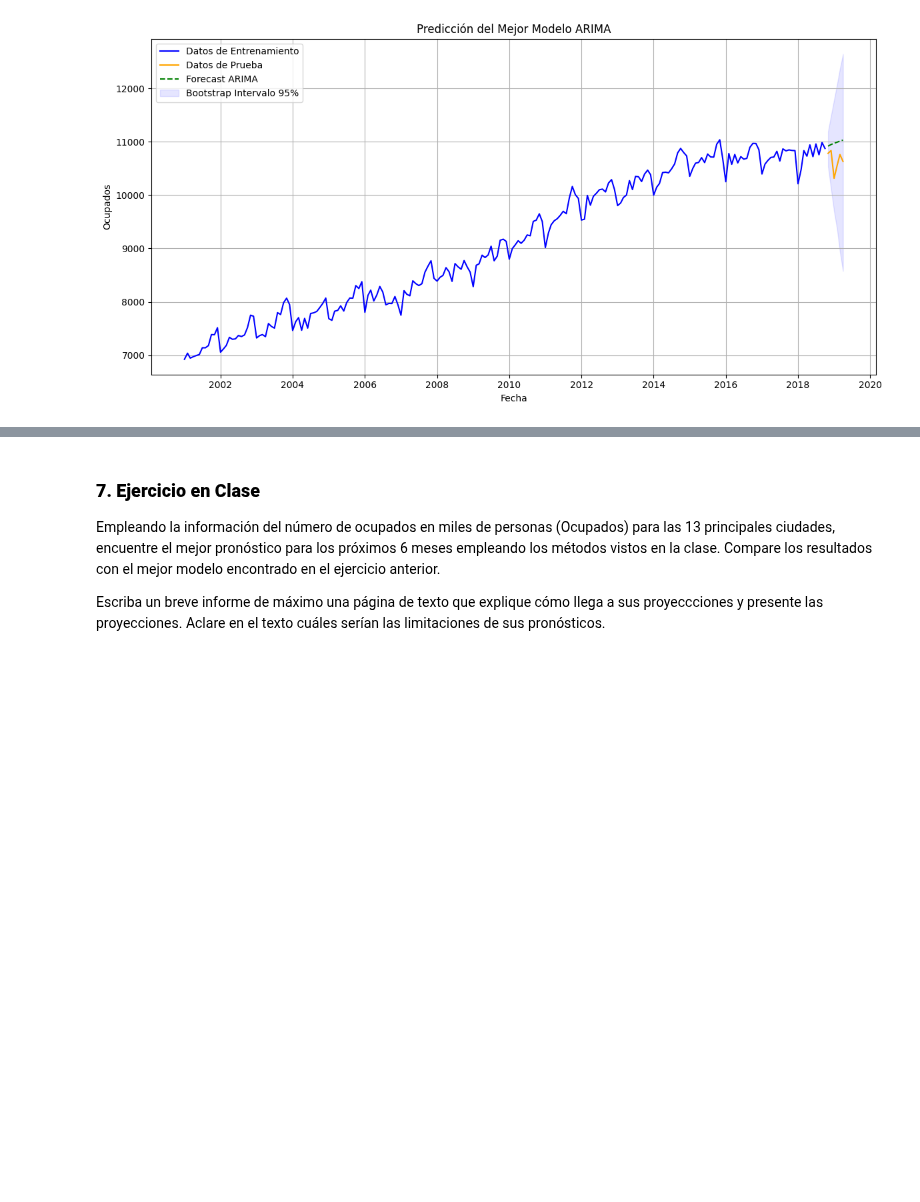
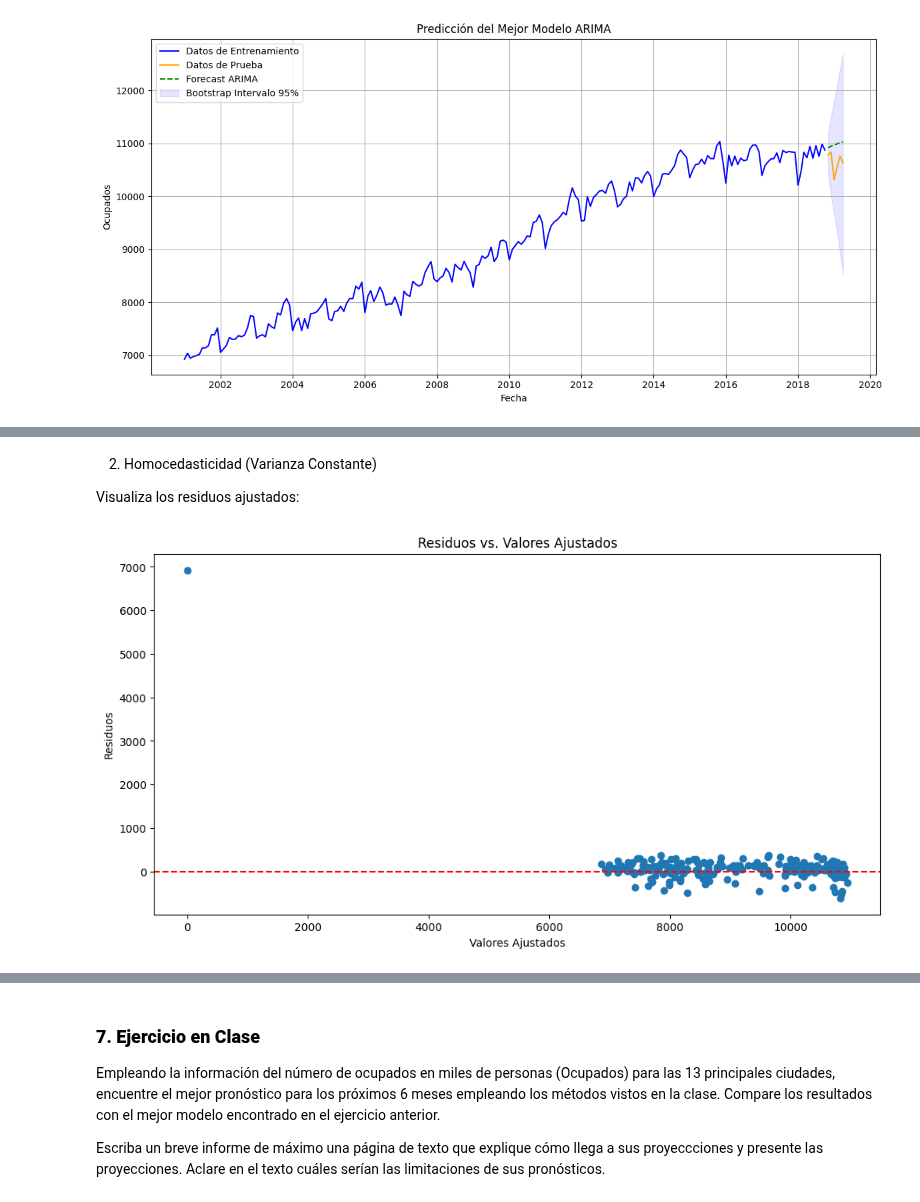
Before and after one commit to alfa7g7/Fundamentos-analitica-II, a Jupyter notebook: Clase 3/fundamentos_analítica_clase3_tarea.ipynb, the cells around one changed output, grey strips where cells are left out. Cells and saved outputs as stored; diff of their text form; code cells hidden in the pictures; blank space fills up the shorter version.

```diff
--- a/Clase 3/fundamentos_analítica_clase3_tarea.ipynb
+++ b/Clase 3/fundamentos_analítica_clase3_tarea.ipynb
@@ -461,0 +609,15 @@ plt.show()
+# %% [markdown]
+2. Homocedasticidad (Varianza Constante)
+
+Visualiza los residuos ajustados:
+# %%
+# Graficar residuos ajustados
+plt.figure(figsize=(12, 6))
+plt.plot(resultados_completos.fittedvalues, residuos, 'o')
+plt.axhline(0, color='red', linestyle='--')
+plt.xlabel('Valores Ajustados')
+plt.ylabel('Residuos')
+plt.title('Residuos vs. Valores Ajustados')
+plt.show()
+# %% [output]
+[figure, added]
```
Also changed, not shown: parts of 17 cells of this notebook.
